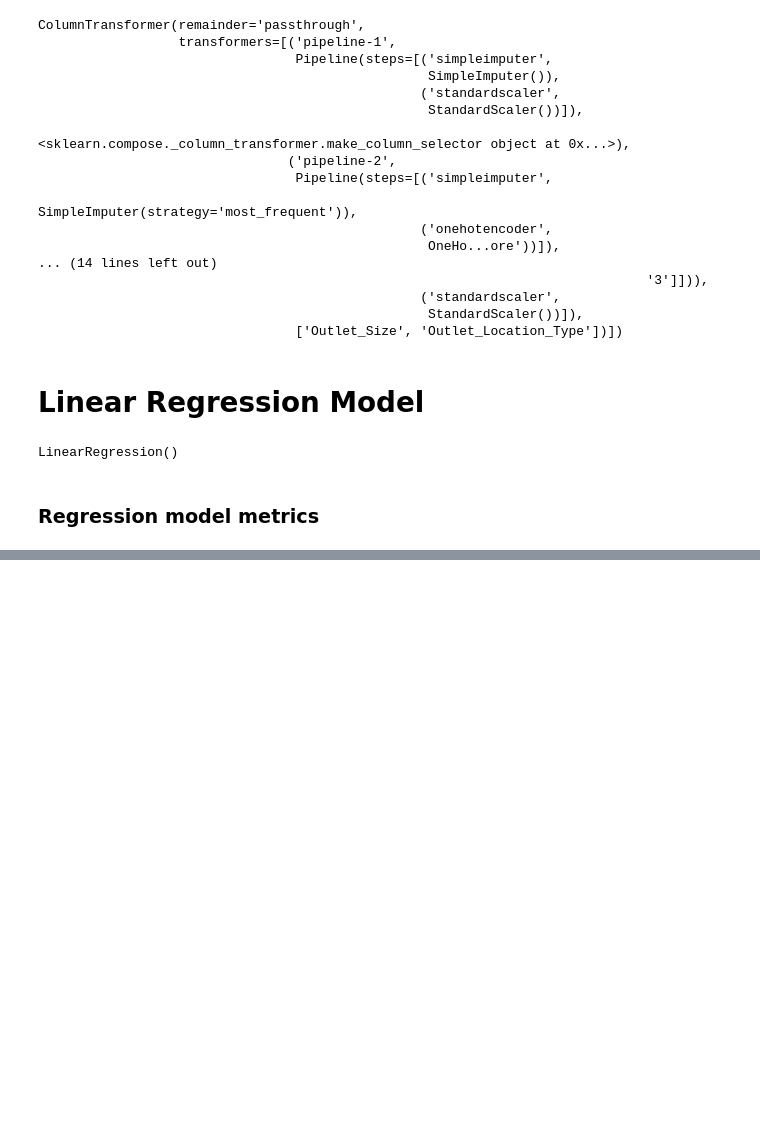
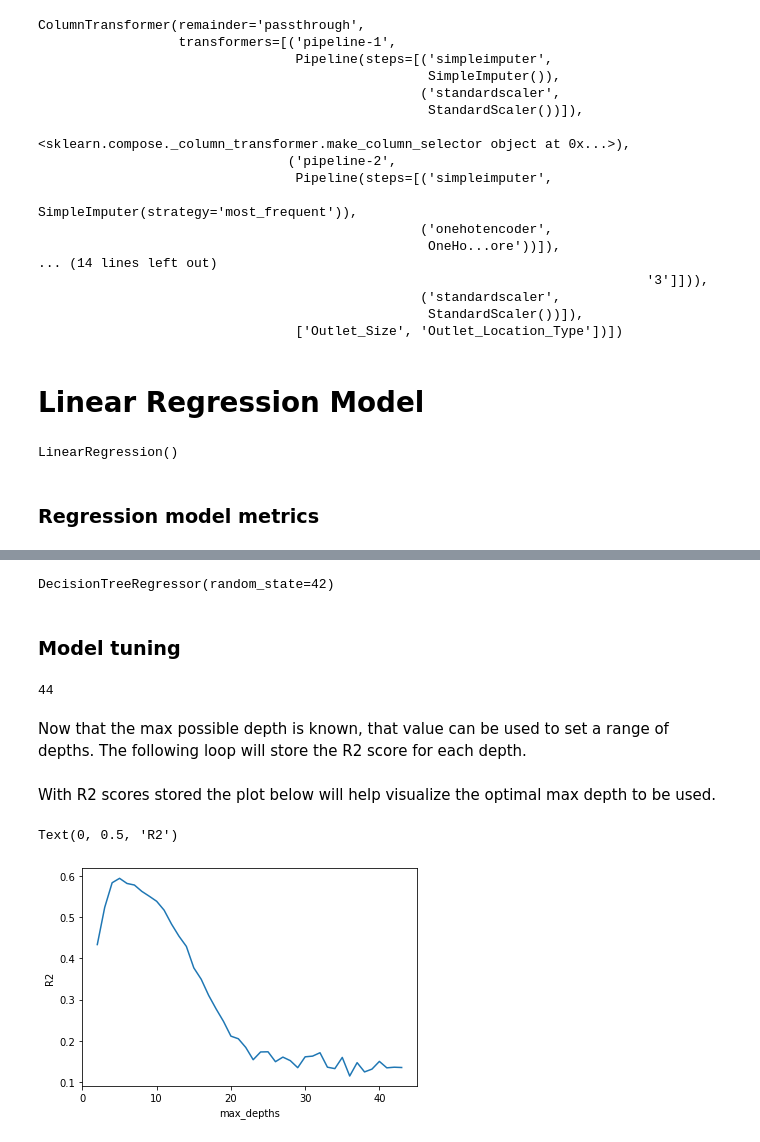
Before and after one commit to TristanConant/sales-predictions, a Jupyter notebook: ml_sales_prediction.ipynb, the cells around one changed output, grey strips where cells are left out. Cells and saved outputs as stored; diff of their text form; code cells hidden in the pictures; blank space fills up the shorter version.

```diff
--- a/ml_sales_prediction.ipynb
+++ b/ml_sales_prediction.ipynb
@@ -249,0 +271,35 @@ test_r2 = r2_score(y_test, test_pred)
+# %%
+# Instantiating the regression tree model
+dec_tree = DecisionTreeRegressor(random_state = 42)
+# fitting the model to the train data
+dec_tree.fit(X_train, y_train)
+# %% [output]
+DecisionTreeRegressor(random_state=42)
+# %% [markdown]
+### Model tuning
+# %%
+# Finding the models max possible depth
+dec_tree.get_depth()
+# %% [output]
+44
+# %% [markdown]
+Now that the max possible depth is known, that value can be used to set a range of depths. The following loop will store the R2 score for each depth.
+# %%
+depths = list(range(2, 44))
+dec_tree_scores = pd.DataFrame(index = depths, columns = ['Test Score', 'Train Score'])
+for depth in depths:
+  dec_tree = DecisionTreeRegressor(max_depth = depth, random_state = 42)
+  dec_tree.fit(X_train, y_train)
+  dec_tree_train_score = dec_tree.score(X_train, y_train)
+  dec_tree_test_score = dec_tree.score(X_test, y_test)
+  dec_tree_scores.loc[depth, 'Train Score'] = dec_tree_train_score
+  dec_tree_scores.loc[depth, 'Test Score'] = dec_tree_test_score
+# %% [markdown]
+With R2 scores stored the plot below will help visualize the optimal max depth to be used.
+# %%
+plt.plot(depths, dec_tree_scores['Test Score'])
+plt.xlabel('max_depths')
+plt.ylabel('R2')
+# %% [output]
+Text(0, 0.5, 'R2')
+[figure, added]
```
Also changed, not shown: parts of 14 cells of this notebook.
